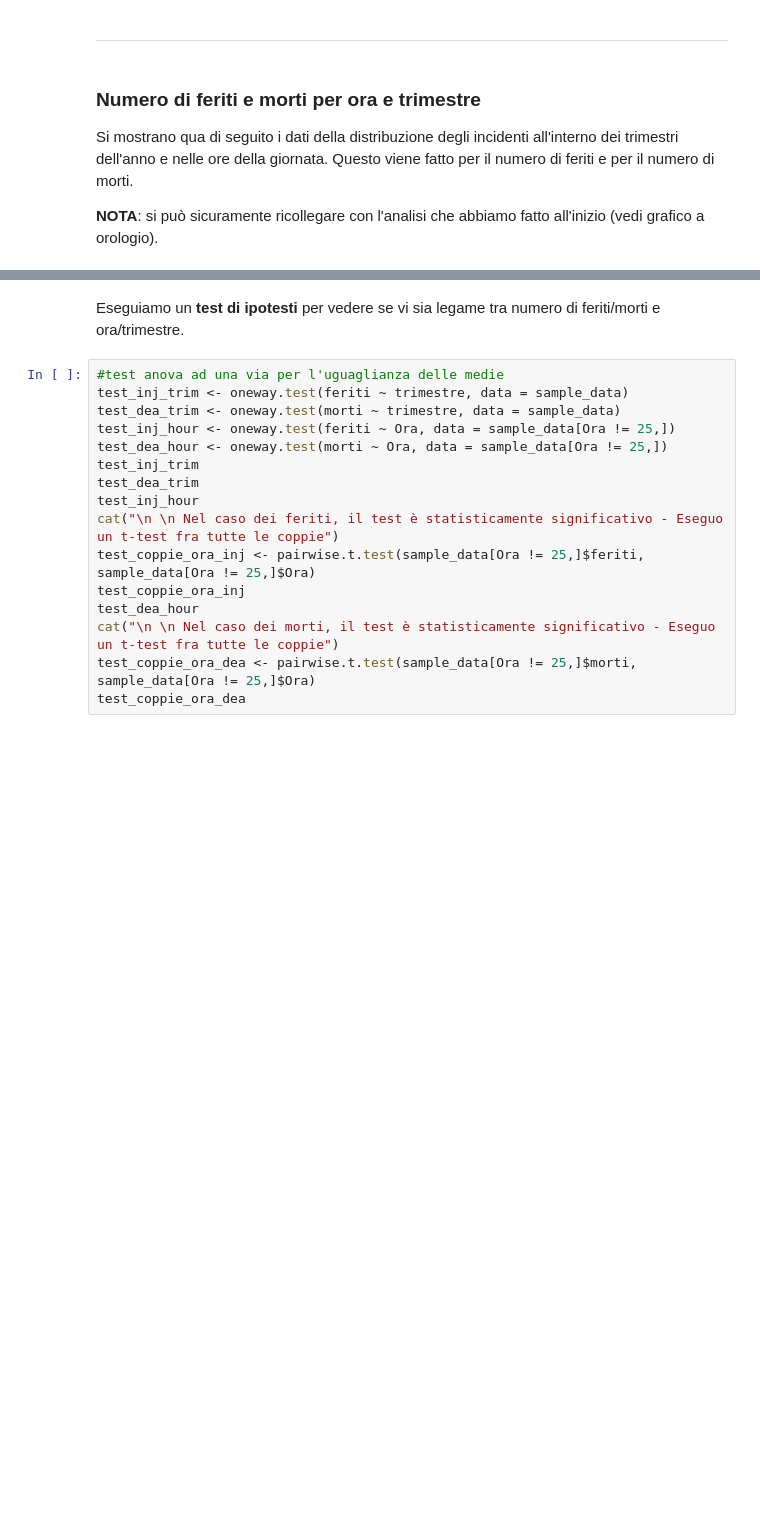
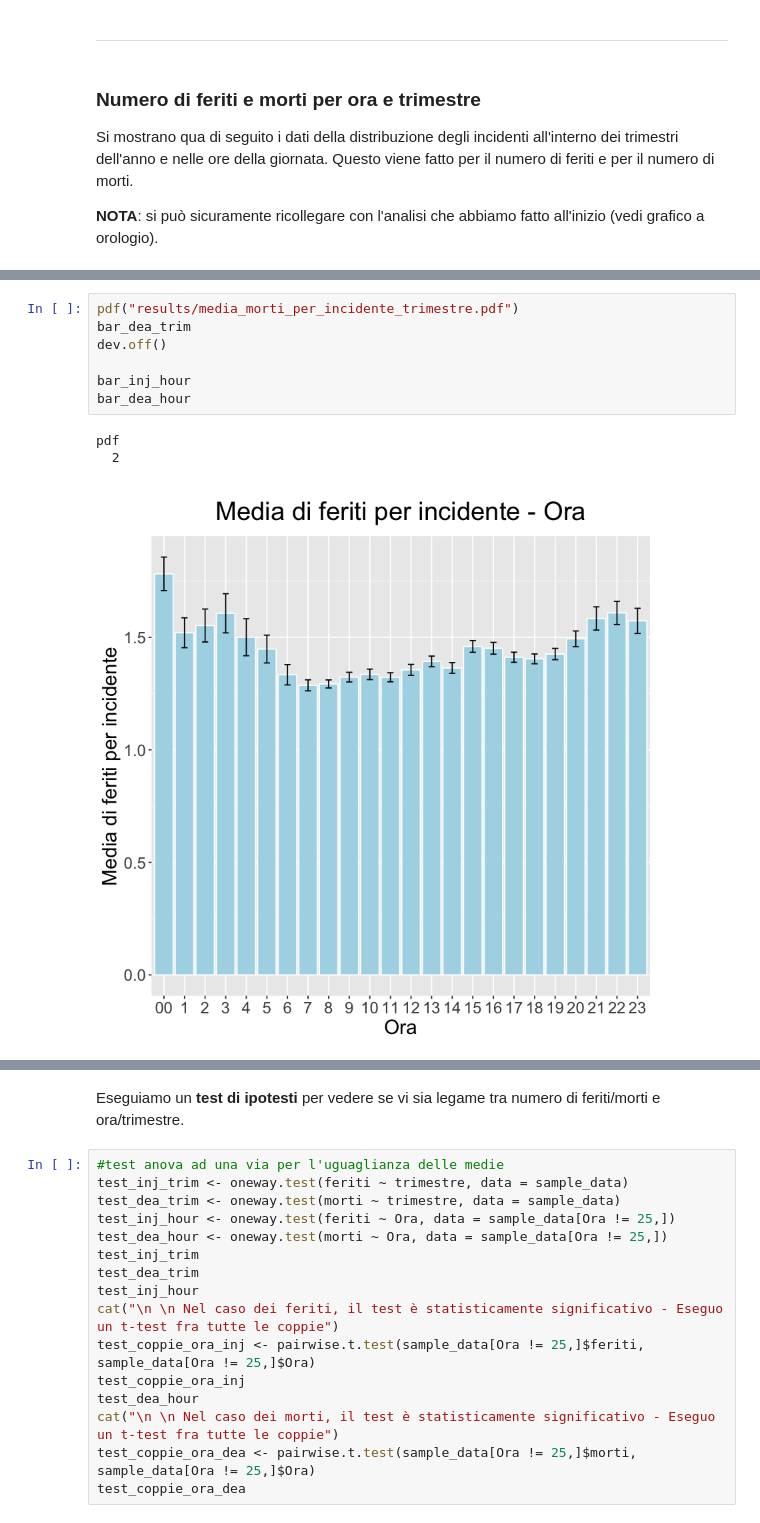
Before and after one commit to LeonardoAlchieri/car_accidents_italy, a Jupyter notebook: FINAL_notebook.ipynb, the cells around one changed output, grey strips where cells are left out. Drawn from its saved outputs; the diff is of its cells as text; blank space fills up the shorter version.

Commit message:
Added output to pdf file for all figures.

```diff
--- a/FINAL_notebook.ipynb
+++ b/FINAL_notebook.ipynb
@@ -1321,0 +1380,11 @@ bar_dea_hour
+# %%
+pdf("results/media_morti_per_incidente_trimestre.pdf")
+bar_dea_trim
+dev.off()
+
+bar_inj_hour
+bar_dea_hour
+# %% [output]
+pdf
+  2
+[figure, added]
```
Also changed, not shown: parts of 51 cells of this notebook, 28 other files.
